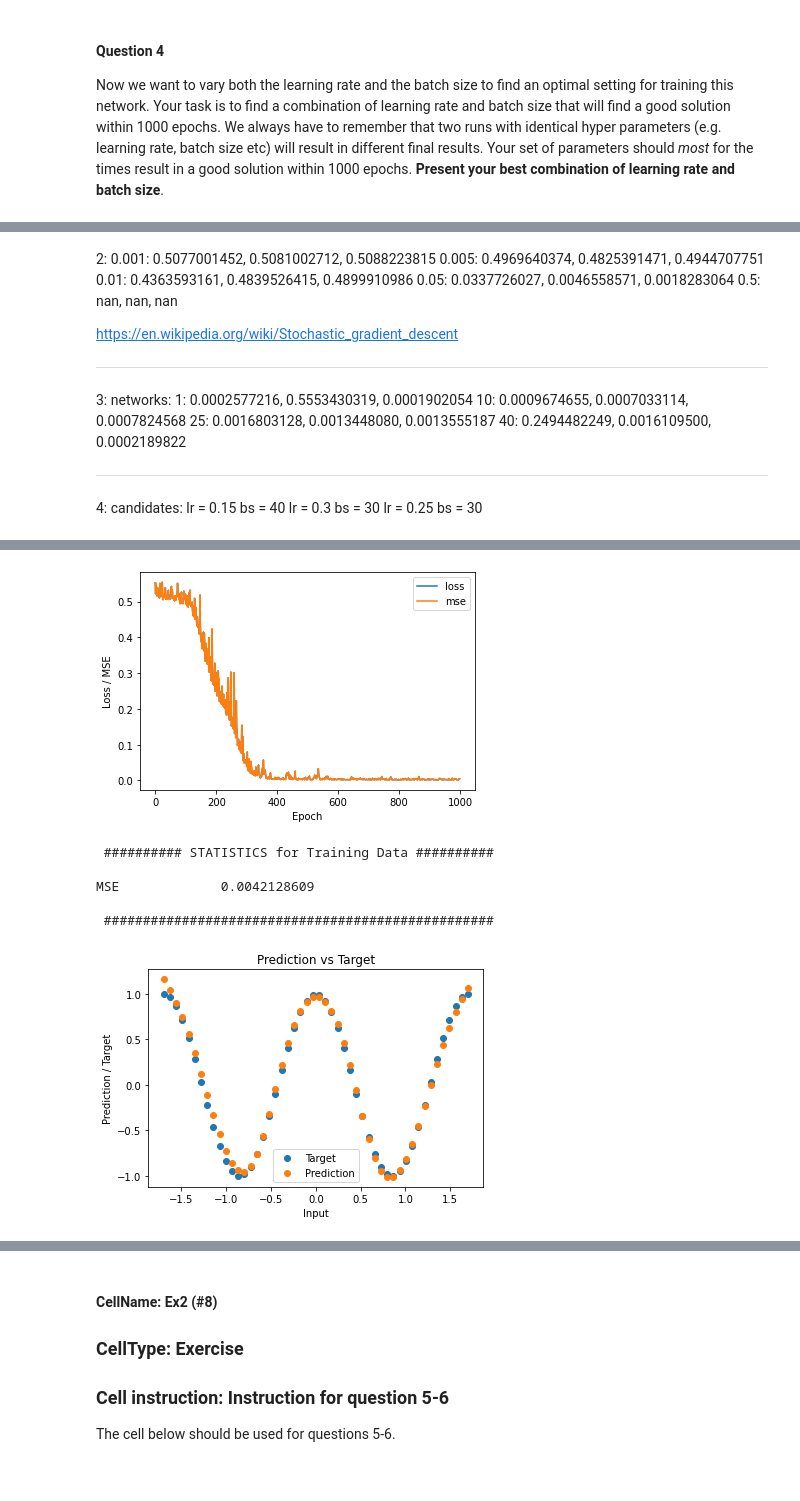
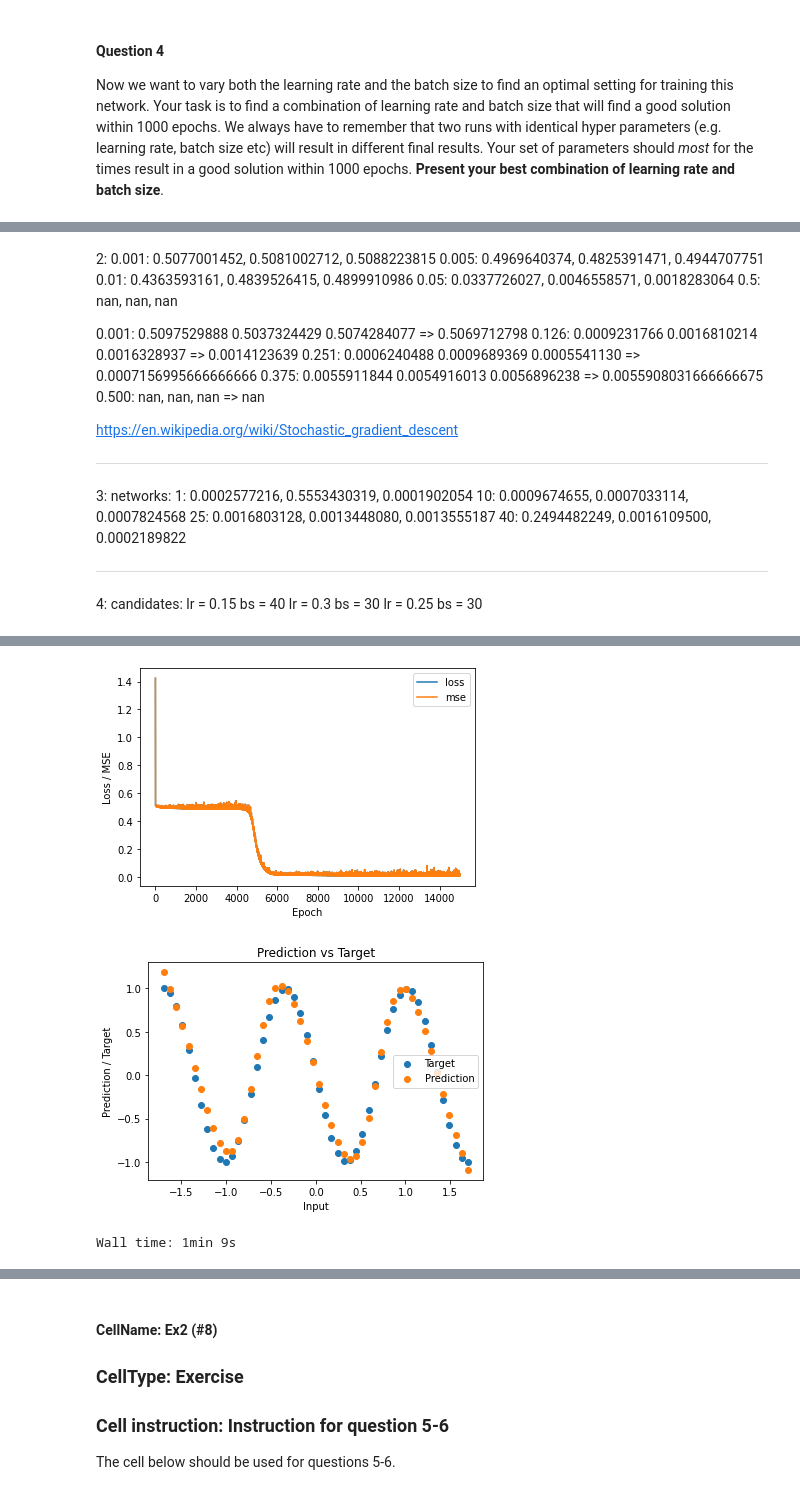
Before and after one commit to GitThisJoel/ann-and-dl, a Jupyter notebook: lab1/lab1.ipynb, the cells around one changed output, grey strips where cells are left out. Drawn from its saved outputs; the diff is of its cells as text; code cells hidden in the pictures.

```diff
--- a/lab1/lab1.ipynb
+++ b/lab1/lab1.ipynb
@@ -292,8 +292,8 @@ def stats_reg(d = None, d_pred = None, label = 'Training', estimat = None):
     print('\n','#'*10,'STATISTICS for {} Data'.format(label), '#'*10, '\n')
     for i in range(len(A)):
         print('{:15} {:.10f}'.format(A[i], B[i]))
-
-    return print('\n','#'*50)
+    print('\n','#'*50)
+    return B
 # %% [markdown]
 ### CellName: Boundary (#6)
 ### CellType: Needed
@@ -377,6 +386,12 @@ Now we want to vary both the learning rate and the batch size to find an optimal
 0.01:  0.4363593161, 0.4839526415, 0.4899910986
 0.05:  0.0337726027, 0.0046558571, 0.0018283064
 0.5:   nan, nan, nan
+
+0.001: 0.5097529888 0.5037324429 0.5074284077 => 0.5069712798
+0.126: 0.0009231766 0.0016810214 0.0016328937 => 0.0014123639
+0.251: 0.0006240488 0.0009689369 0.0005541130 => 0.0007156995666666666
+0.375: 0.0055911844 0.0054916013 0.0056896238 => 0.0055908031666666675
+0.500: nan, nan, nan => nan
 
 https://en.wikipedia.org/wiki/Stochastic_gradient_descent
 ____________
@@ -394,55 +409,63 @@ lr = 0.3 bs = 30
 lr = 0.25 bs = 30
 # %%
 %%time
-# seed = 0 means random, seed > 0 means fixed
-seed = 0
-np.random.seed(seed) if seed else None
+ms = []
+for _ in range(1):
+    # seed = 0 means random, seed > 0 means fixed
+    seed = 0
+    np.random.seed(seed) if seed else None
 
-# Generate training data
-x_trn, d_trn = regr1(50, 2, 0, 0.0)
+    # Generate training data
+    x_trn, d_trn = regr1(50, 2.5, 0, 0.0)
+    #x_trn, d_trn = regr1(75, 5, 1, 0.0)
 
-# Standardization of inputs
-mu, std = standard(x_trn)
-x_trn = (x_trn - mu)/std
+    # Standardization of inputs
+    mu, std = standard(x_trn)
+    x_trn = (x_trn - mu)/std
 
-# Define the network, cost function and minimization method
-INPUT1 = {'inp_dim': 1,
+    # Define the network, cost function and minimization method
+    INPUT2 = {'inp_dim': 1,
          'n_nod': [4],                   # number of nodes in hidden layer
          'act_fun': 'tanh',              # activation functions for the hidden layer
          'out_act_fun': 'linear',        # output activation function
          'opt_method': 'SGD',            # minimization method
          'cost_fun': 'mse',              # error function
-         'lr_rate': 0.25                  # learningrate
+         'lr_rate': 0.05                 # learningrate
         }
 
-# Get the model
-model_ex1 = mlp(**INPUT1)
+    # Get the model
+    model_ex2 = mlp(**INPUT2)
 
-# Print a summary of the model
-model_ex1.summary()
+    # Print a summary of the model
+    # model_ex2.summary()
 
-# Train the model
-estimator_ex1 = model_ex1.fit(x_trn, d_trn,
-                              epochs = 1000,
-                              batch_size=30,
+    # Train the model
+    estimator_ex2 = model_ex2.fit(x_trn, d_trn,
+                              epochs = 15000,
+                              batch_size=40,
                               verbose = 0)
 
+    # Call the stat_reg to get MSE and correlation coefficiant for the scatter plot
+    pred_trn = model_ex2.predict(x_trn).reshape(d_trn.shape)
+    m = stats_reg(d_trn, pred_trn, 'Training', estimator_ex2)
+    ms.append(m[0])
+print(f"the average mse is {sum(ms)/len(ms)}")
 
 # Training history
 plt.figure()
 plt.ylabel('Loss / MSE')
 plt.xlabel('Epoch')
-for k in estimator_ex1.history.keys():
-    plt.plot(estimator_ex1.history[k], label = k)
+for k in estimator_ex2.history.keys():
+    plt.plot(estimator_ex2.history[k], label = k)
 plt.legend(loc='best')
 plt.show()
 
-# Call the stat_reg to get MSE
-pred_trn = model_ex1.predict(x_trn).reshape(d_trn.shape)
-stats_reg(d_trn, pred_trn, 'Training', estimator_ex1)
+# Call the stat_reg to get MSE and correlation coefficiant for the scatter plot
+# pred_trn = model_ex2.predict(x_trn).reshape(d_trn.shape)
+# stats_reg(d_trn, pred_trn, 'Training', estimator_ex2)
 
 # Plot the result
-d_pred = model_ex1.predict(x_trn)
+d_pred = model_ex2.predict(x_trn)
 plt.figure()
 plt.ylabel('Prediction / Target')
 plt.xlabel('Input')
@@ -469,7 +484,3 @@ _________________________________________________________________
-[figure, old version]
+[figure, new version]
+[figure, new version]
- ########## STATISTICS for Training Data ##########
-
-MSE             0.0042128609
-
- ##################################################
+Wall time: 1min 9s
-[figure, old version]
```
Also changed, not shown: parts of 8 cells of this notebook.
